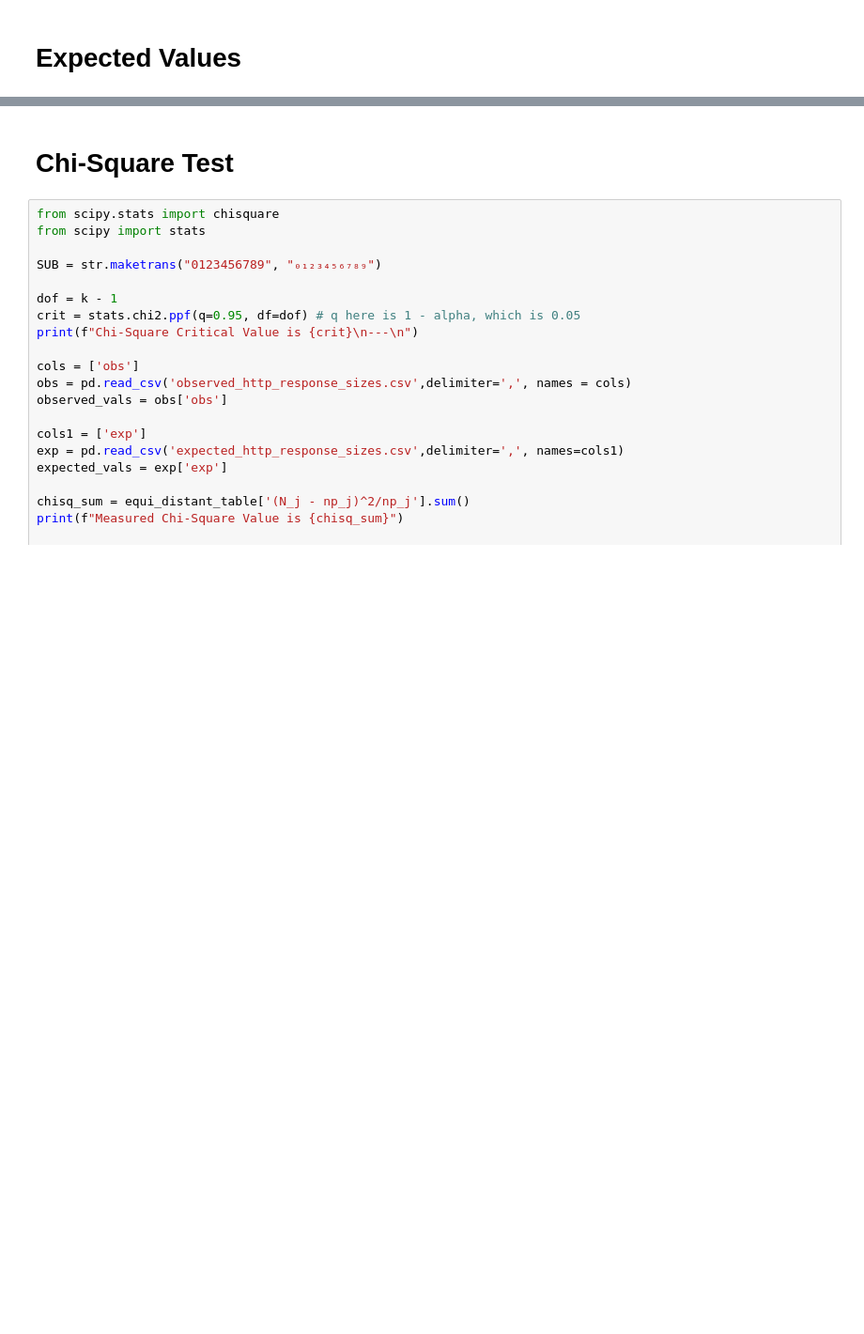
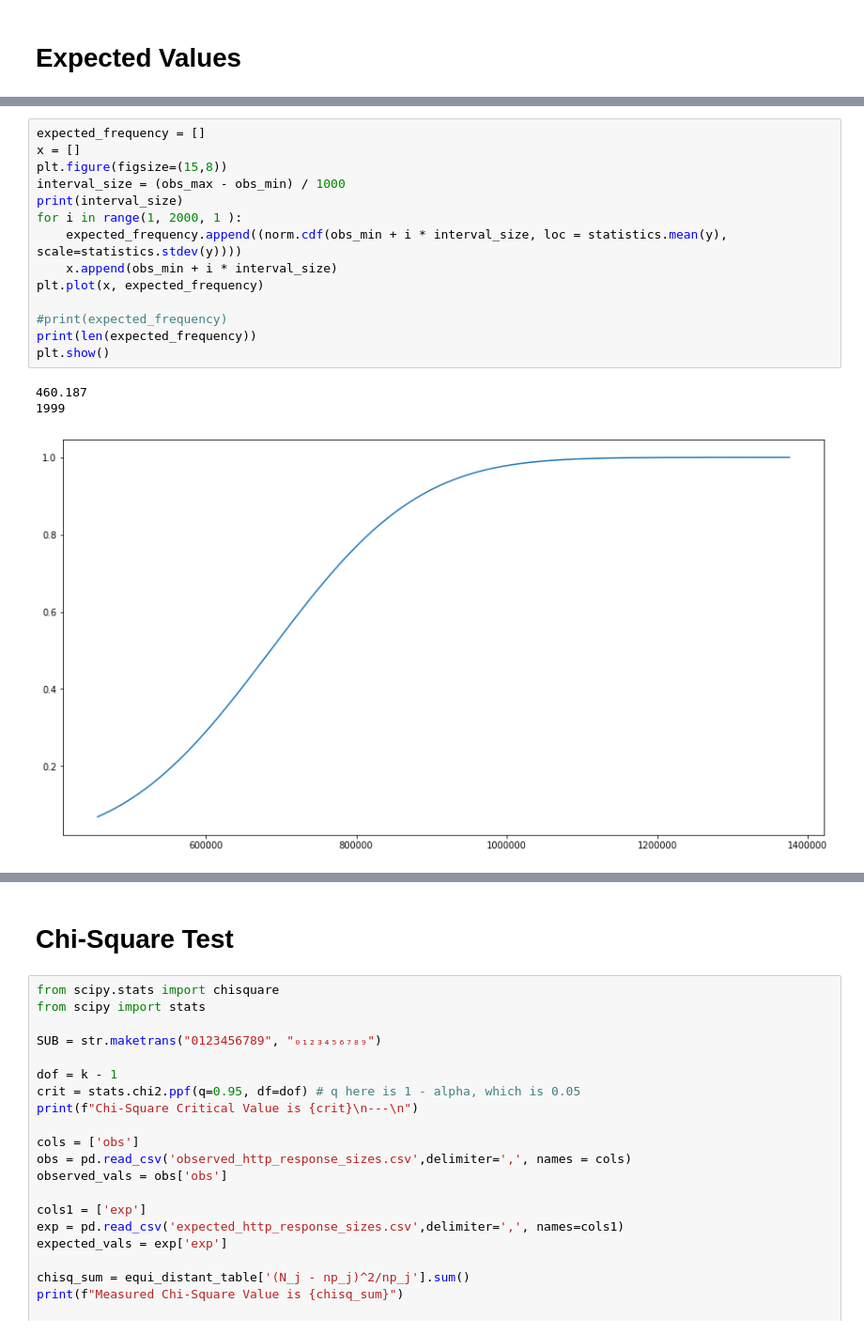
Before and after one commit to royruiz-dev/DataAutomation_SimComNets, a Jupyter notebook: SiMCN-Final-Task/SimComNet_FinalTask_Chi-square_Test.ipynb, the cells around one changed output, grey strips where cells are left out. Shown at 94% size. Saved outputs shown, nothing was run; the diff lists cells and outputs as text; blank space fills up the shorter version.

```diff
--- a/SiMCN-Final-Task/SimComNet_FinalTask_Chi-square_Test.ipynb
+++ b/SiMCN-Final-Task/SimComNet_FinalTask_Chi-square_Test.ipynb
@@ -155,0 +168,18 @@ Enter the number of intervals desired for Chi-Square Test: 9
+# %%
+expected_frequency = []
+x = []
+plt.figure(figsize=(15,8))
+interval_size = (obs_max - obs_min) / 1000
+print(interval_size)
+for i in range(1, 2000, 1 ):
+    expected_frequency.append((norm.cdf(obs_min + i * interval_size, loc = statistics.mean(y), scale=statistics.stdev(y))))
+    x.append(obs_min + i * interval_size)
+plt.plot(x, expected_frequency)
+
+#print(expected_frequency)
+print(len(expected_frequency))
+plt.show()
+# %% [output]
+460.187
+1999
+[figure, added]
```
Also changed, not shown: parts of 5 cells of this notebook.
